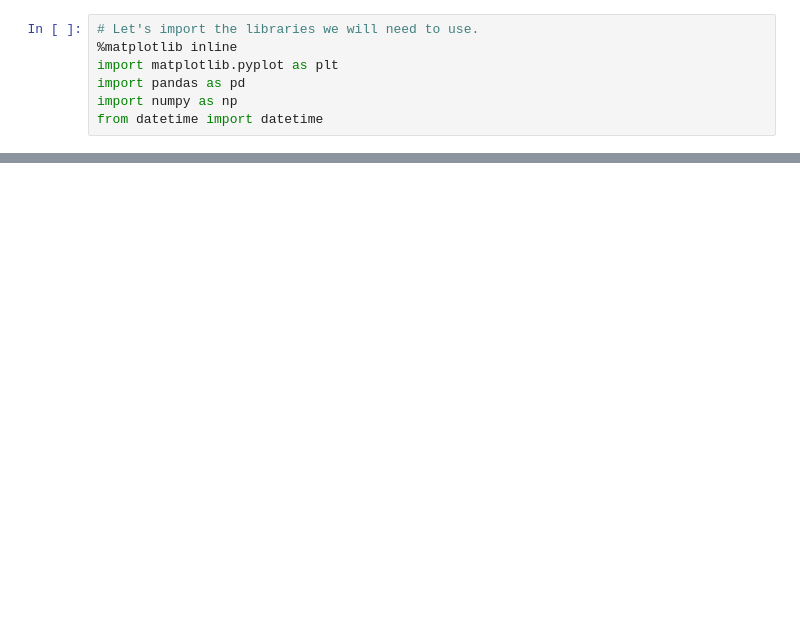
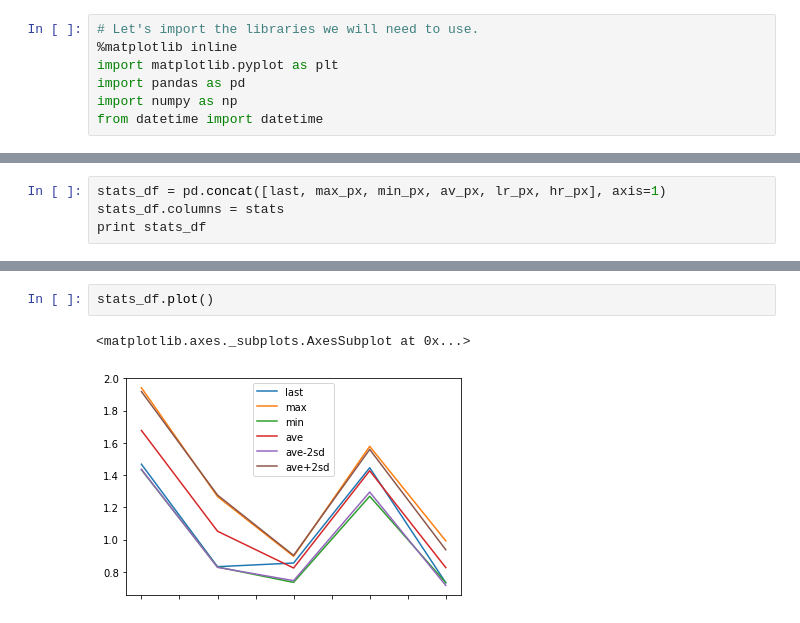
Before and after one commit to jeff-tj/trading_research, a Jupyter notebook: chart_tools/fun_with_charts.ipynb, the cells around one changed output, grey strips where cells are left out. Saved outputs shown, nothing was run; the diff lists cells and outputs as text; blank space fills up the shorter version.

```diff
--- a/chart_tools/fun_with_charts.ipynb
+++ b/chart_tools/fun_with_charts.ipynb
@@ -43,0 +65,4 @@ print some_px[-(n+1):-1]
+# %%
+stats_df = pd.concat([last, max_px, min_px, av_px, lr_px, hr_px], axis=1)
+stats_df.columns = stats
+print stats_df
@@ -43,0 +100,5 @@ print some_px[-(n+1):-1]
+# %%
+stats_df.plot()
+# %% [output]
+<matplotlib.axes._subplots.AxesSubplot at 0x...>
+[figure, added]
```
Also changed, not shown: parts of 10 cells of this notebook.
